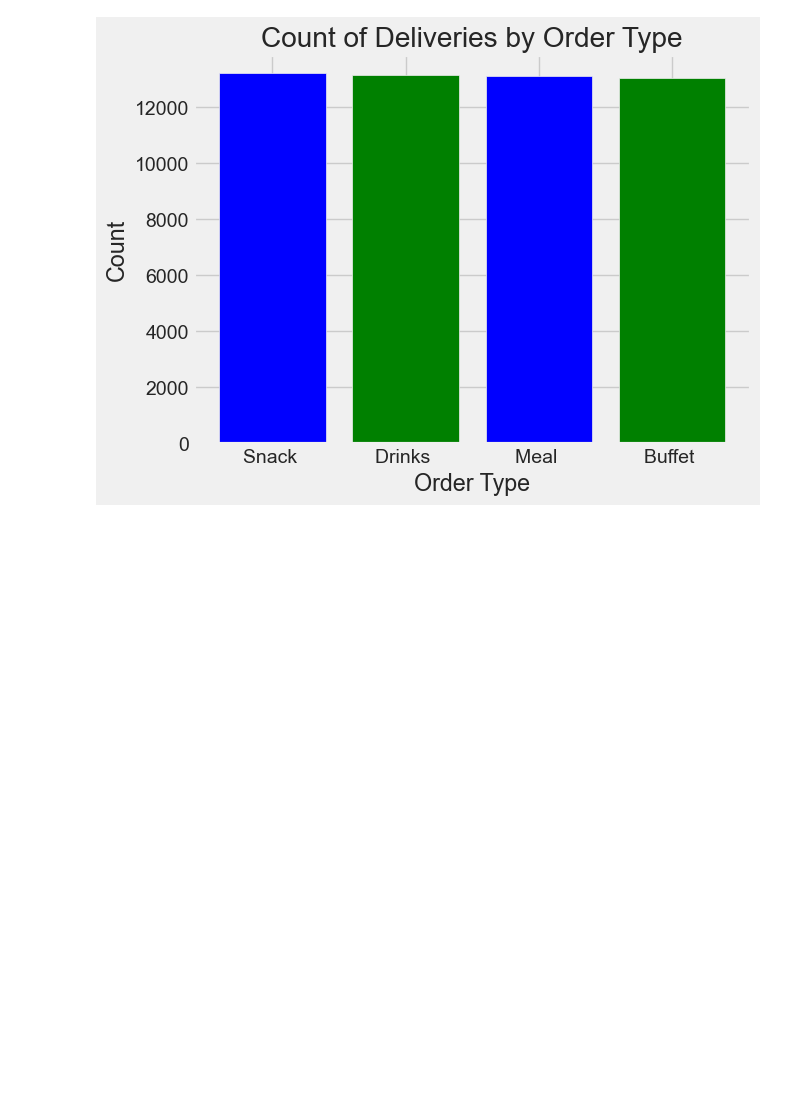
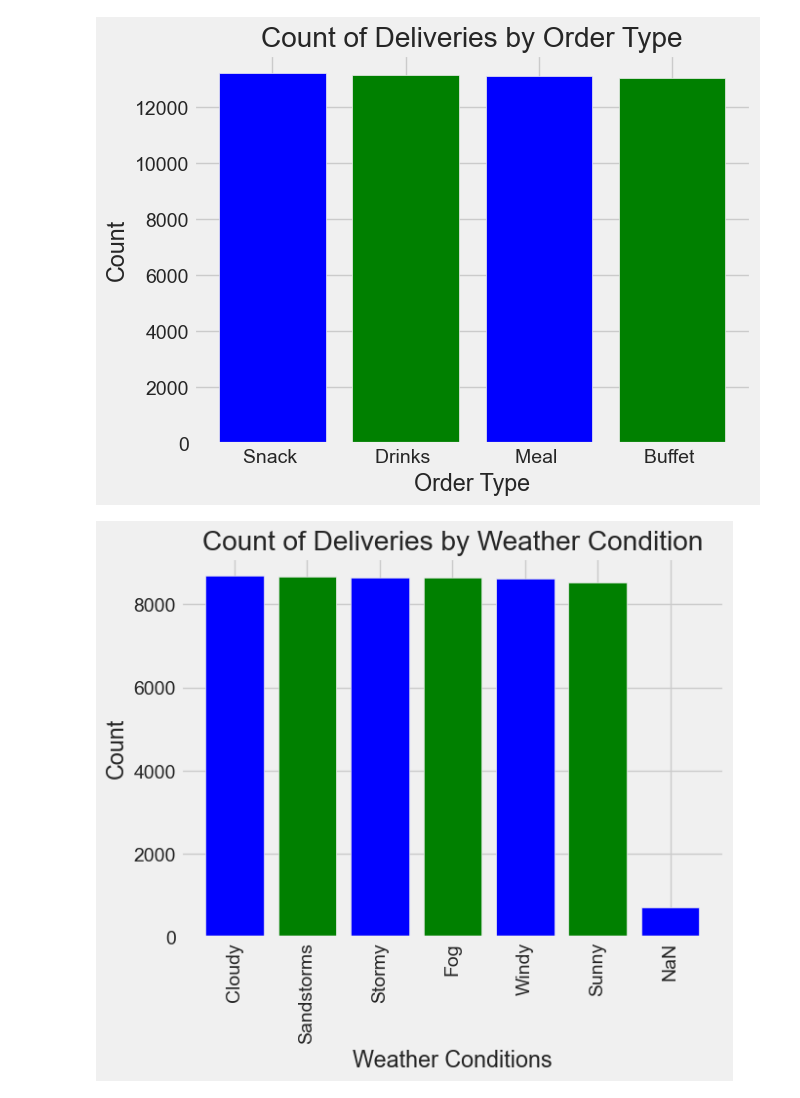
Before and after one commit to Spikes666/Data-Dive-5, a Jupyter notebook: main.ipynb, the cells around one changed output. Saved outputs shown, nothing was run; the diff lists cells and outputs as text; code cells hidden in the pictures; blank space fills up the shorter version.

Commit message:
Fixed traffic column.  Created chart for weather and traffic.

```diff
--- a/main.ipynb
+++ b/main.ipynb
@@ -206,3 +206,9 @@ df.head(100)
 | 107 | 0x4720 | PUNERES07DEL02 | 26 | 4.6 | 18.546947 | ... |
 | 108 | 0x5691 | VADRES05DEL01 | 30 | 4.4 | 22.310526 | ... |
 100 rows × 21 columns
+# %%
+# Clean up Weather Values
+column_to_modify = 'Weatherconditions'
+
+# Remove the string 'condition' from each value in the specified column
+df[column_to_modify] = df[column_to_modify].str.replace('conditions ', '', regex=False)
@@ -254,3 +270,20 @@ plt.title('Count of Deliveries by Order Type')
 plt.show()
 # %% [output]
 [figure]
+# %%
+# Count the occurrences of each category in the 'In Store' column
+weather_counts = df['Weatherconditions'].value_counts()
+
+# Create a bar chart
+plt.bar(weather_counts.index, weather_counts.values, color=['blue', 'green'])
+
+# Add labels and title
+plt.xlabel('Weather Conditions')
+plt.ylabel('Count')
+plt.title('Count of Deliveries by Weather Condition')
+plt.xticks(rotation=90)
+
+# Show the plot
+plt.show()
+# %% [output]
+[figure, added]
```
Also changed, not shown: parts of 3 cells of this notebook.
